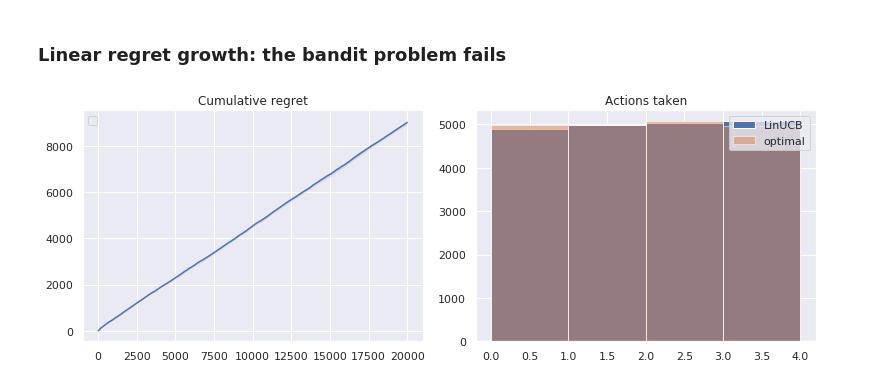
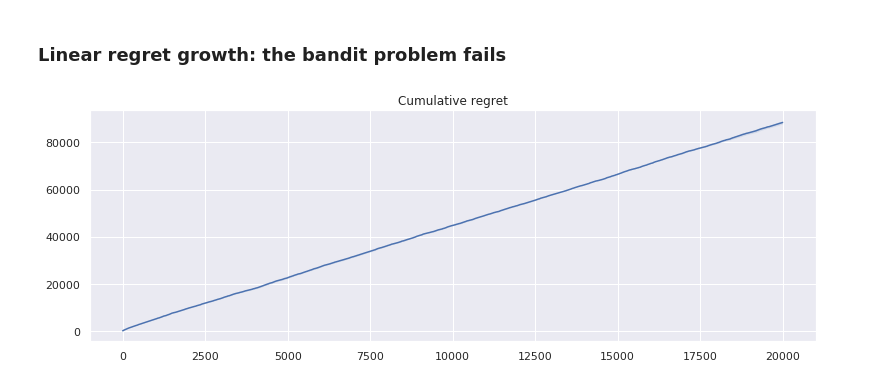
Before and after one commit to sauxpa/neural_exploration, a Jupyter notebook: LinUCB.ipynb, the cells around one changed output. Drawn from its saved outputs; the diff is of its cells as text; code cells hidden in the pictures.

```diff
--- a/LinUCB.ipynb
+++ b/LinUCB.ipynb
@@ -69,7 +62,7 @@ plt.show()
 ### mean reward function
 a = np.random.randn(n_features)
 a /= np.linalg.norm(a, ord=2)
-h = lambda x: 10*np.dot(a, x)**2
+h = lambda x: 100*np.dot(a, x)**2
 # %%
 bandit = ContextualBandit(T, n_arms, n_features, h, noise_std=noise_std)
 
@@ -87,26 +80,17 @@ for i in range(n_sim):
 # %% [markdown]
 ### Linear regret growth: the bandit problem fails
 # %%
-fig, axes = plt.subplots(figsize=(11, 4), nrows=1, ncols=2)
+fig, ax = plt.subplots(figsize=(11, 4), nrows=1, ncols=1)
 
 t = np.arange(T)
 
-ax = axes[0]
 mean_regrets = np.mean(regrets, axis=0)
 std_regrets = np.std(regrets, axis=0) / np.sqrt(regrets.shape[0])
 ax.plot(mean_regrets)
 ax.fill_between(t, mean_regrets - 2*std_regrets, mean_regrets + 2*std_regrets, alpha=0.15)
-
 ax.set_title('Cumulative regret')
-ax.legend(loc='upper left')
-
-ax = axes[1]
-ax.hist(model.actions, bins=range(bandit.n_arms+1), label='LinUCB')
-ax.hist(model.bandit.best_actions_oracle, bins=range(bandit.n_arms+1), label='optimal', alpha=0.5)
-ax.set_title('Actions taken')
-ax.legend(loc='upper right')
 
 plt.tight_layout()
 plt.show()
 # %% [output]
-[figure, old version]
+[figure, new version]
```
Also changed, not shown: parts of 2 cells of this notebook, 1 other file.
